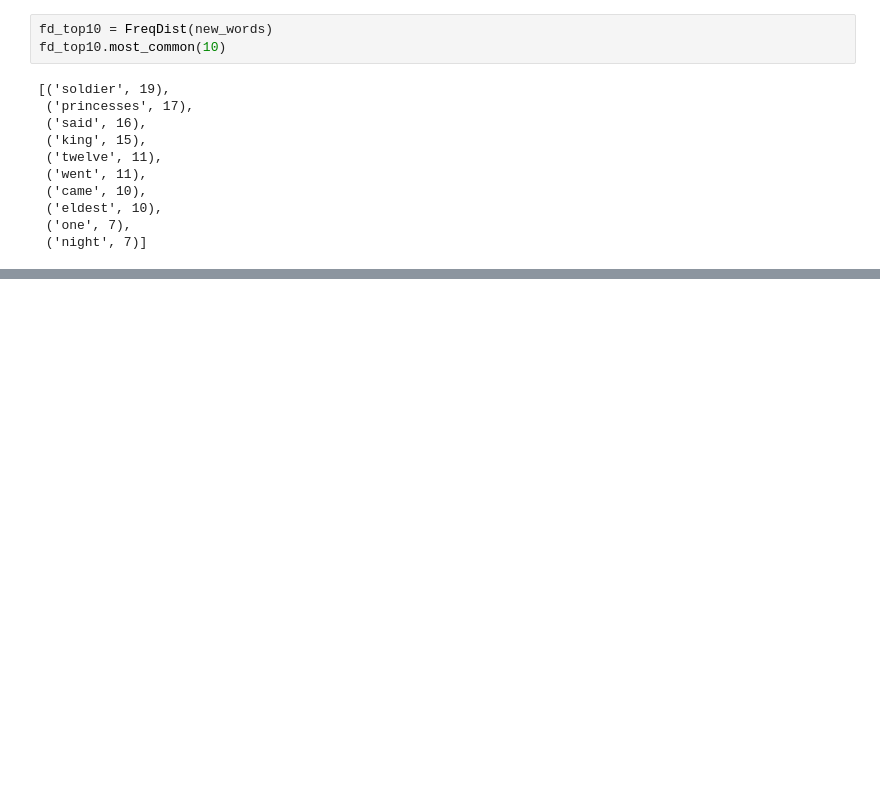
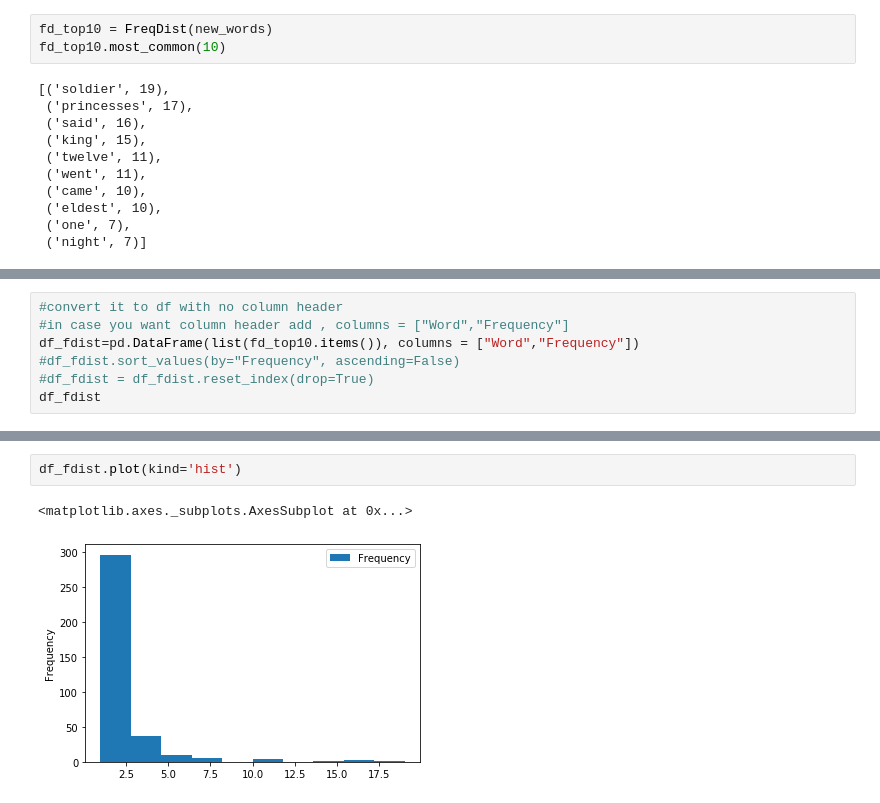
Before and after one commit to Daweet/Project_Immersive, a Jupyter notebook: Dancing Princesses.ipynb, the cells around one changed output, grey strips where cells are left out. Drawn from its saved outputs; the diff is of its cells as text; blank space fills up the shorter version.

```diff
--- a/Dancing Princesses.ipynb
+++ b/Dancing Princesses.ipynb
@@ -210,0 +214,7 @@ fd_top10.plot(10)
+# %%
+#convert it to df with no column header
+#in case you want column header add , columns = ["Word","Frequency"]
+df_fdist=pd.DataFrame(list(fd_top10.items()), columns = ["Word","Frequency"])
+#df_fdist.sort_values(by="Frequency", ascending=False)
+#df_fdist = df_fdist.reset_index(drop=True)
+df_fdist
@@ -210,0 +275,5 @@ fd_top10.plot(10)
+# %%
+df_fdist.plot(kind='hist')
+# %% [output]
+<matplotlib.axes._subplots.AxesSubplot at 0x...>
+[figure, added]
```
Also changed, not shown: parts of 6 cells of this notebook.
